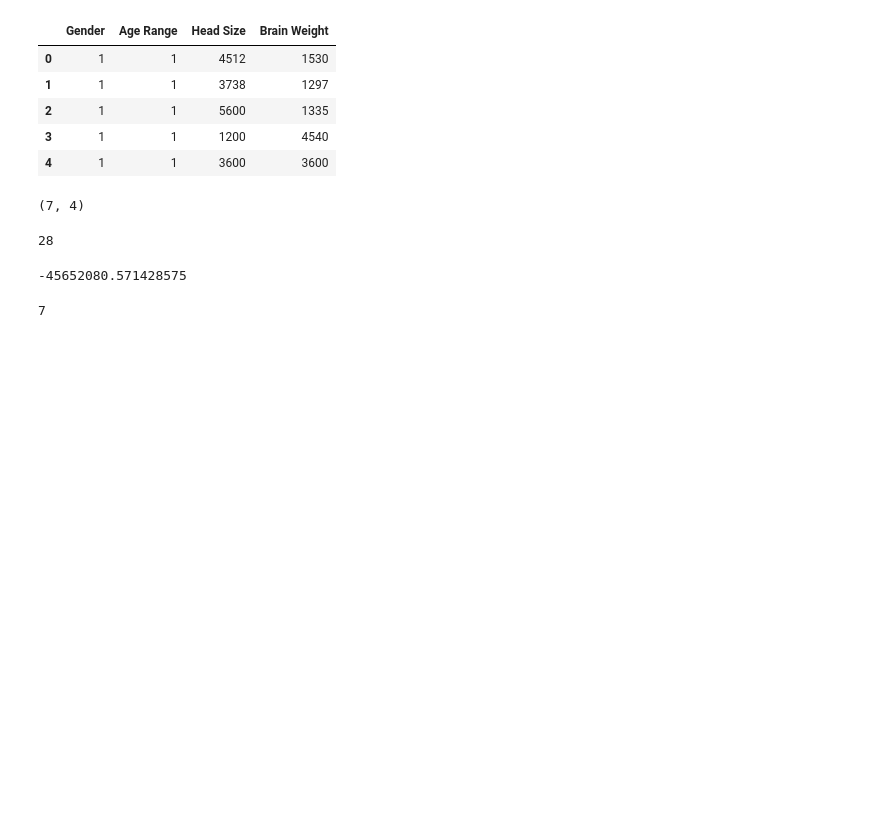
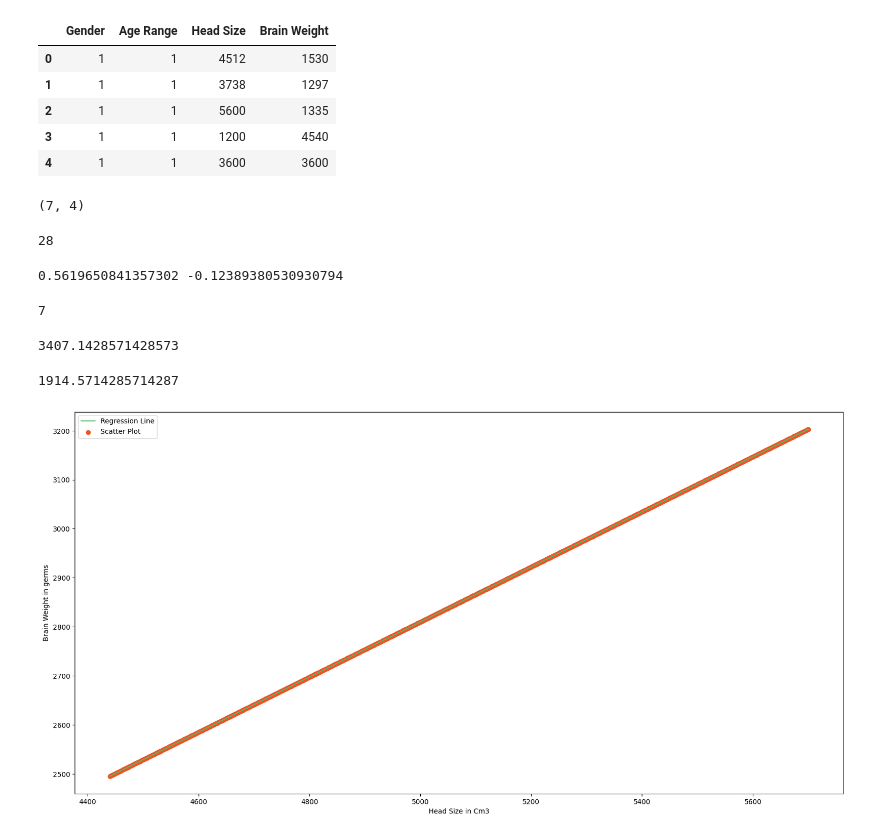
Before and after one commit to helal-shohag/data-analysis-science, a Jupyter notebook: data Science.ipynb, the cells around one changed output. Saved outputs shown, nothing was run; the diff lists cells and outputs as text; code cells hidden in the pictures; blank space fills up the shorter version.

```diff
--- a/data Science.ipynb
+++ b/data Science.ipynb
@@ -166,15 +149,39 @@ numer = 0
 denom = 0
 
 for i in range(m):
-    numer+= (x[i] - mean_x * y[i] - mean_y)
-    denom = x[i] - mean_x ** 2
-
-## b1 = numer/denom
-
-print(numer)
+    numer += (x[i] - mean_x * y[i] - mean_y)
+    denom += x[i] - mean_x ** 2
+numer
+b1 = numer/denom
+b0 = mean_y - (b1 * mean_x)
+print(b1,b0)
 # %% [output]
--45652080.571428575
+0.5619650841357302 -0.12389380530930794
 # %%
 print(m)
 # %% [output]
 7
+# %%
+print(mean_x)
+# %% [output]
+3407.1428571428573
+# %%
+print(mean_y)
+# %% [output]
+1914.5714285714287
+# %%
+max_x = np.max(x) + 100
+min_x = np.max(y) - 100
+
+# line Value
+
+c = np.linspace(min_x,max_x,1000)
+d = b0 + b1 * c
+plt.plot(c,d,color='#58b970',label='Regression Line')
+plt.scatter(c,d,c='#ef5423',label='Scatter Plot')
+plt.xlabel('Head Size in Cm3')
+plt.ylabel('Brain Weight in germs')
+plt.legend()
+plt.show()
+# %% [output]
+[figure, added]
```
Also changed, not shown: parts of 12 cells of this notebook, 3 other files.
